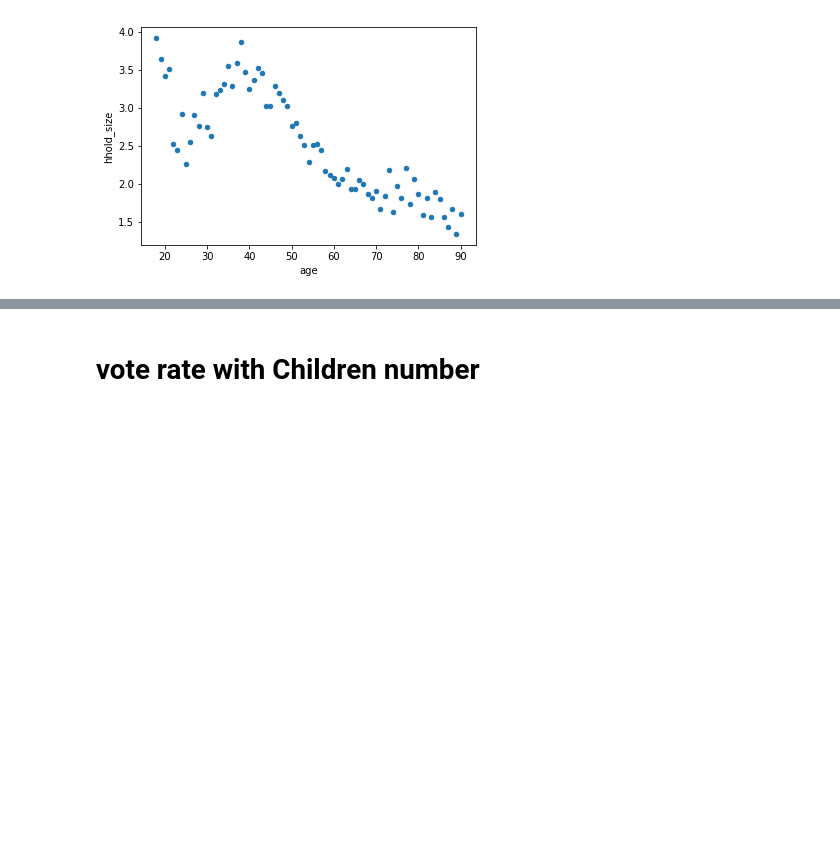
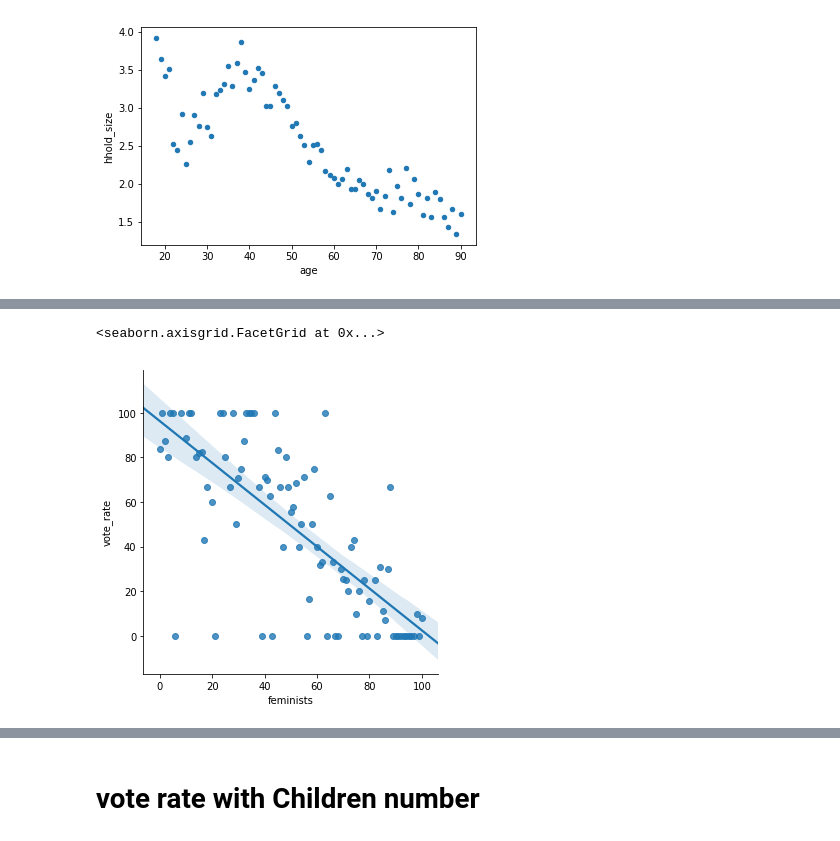
Before and after one commit to wangdianyh/trump-4703, a Jupyter notebook: Trump.ipynb, the cells around one changed output, grey strips where cells are left out. Saved outputs shown, nothing was run; the diff lists cells and outputs as text; code cells hidden in the pictures; blank space fills up the shorter version.

```diff
--- a/Trump.ipynb
+++ b/Trump.ipynb
@@ -279,0 +336,13 @@ data_house_age.groupby('age').mean().reset_index().plot.scatter(x='age', y='hhol
+# %%
+fem = fem_data.groupby('feminists').count().reset_index()
+# %%
+fem_vote = fem_data.loc[fem_data.vote_trump == 'Yes'].groupby('feminists').count().reset_index()
+# %%
+fem_vote = fem.merge(fem_vote, on='feminists', how='left')
+# %%
+fem_vote['vote_rate'] = np.round((fem_vote.vote_trump_y / fem_vote.vote_trump_x)*100, 2)
+# %%
+sns.lmplot(x='feminists', y='vote_rate', data=fem_vote, fit_reg=True)
+# %% [output]
+<seaborn.axisgrid.FacetGrid at 0x...>
+[figure, added]
```
Also changed, not shown: parts of 30 cells of this notebook.
